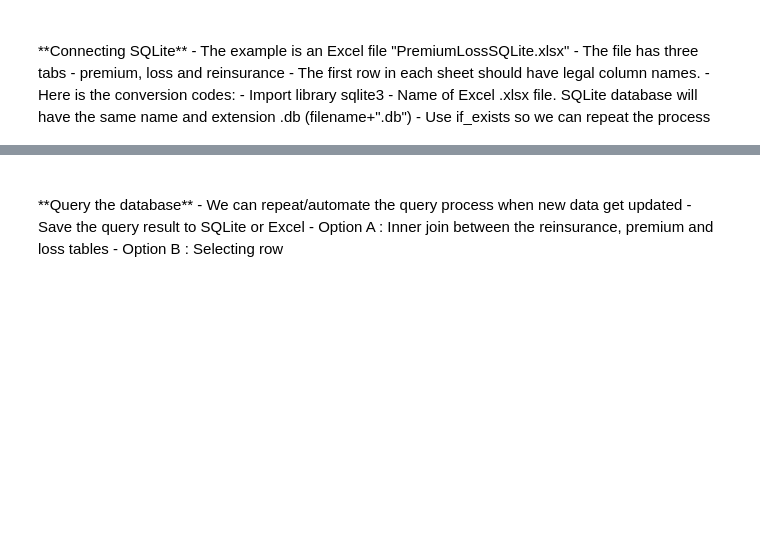
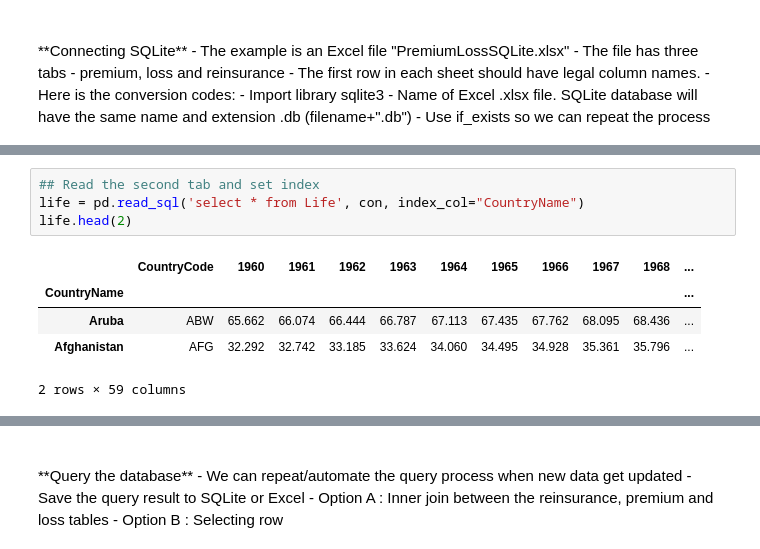
Before and after one commit to jasminjohnson/jasminjohnson.github.io, a Jupyter notebook: downloads/notebooks/SQLiteFinancialAnalysis.ipynb, the cells around one changed output, grey strips where cells are left out. Cells and saved outputs as stored; diff of their text form; blank space fills up the shorter version.

```diff
--- a/downloads/notebooks/SQLiteFinancialAnalysis.ipynb
+++ b/downloads/notebooks/SQLiteFinancialAnalysis.ipynb
@@ -40,0 +83,10 @@ After merging and reshaping the datasets, we can use SQLite to store, organize a
+# %%
+## Read the second tab and set index
+life = pd.read_sql('select * from Life', con, index_col="CountryName")
+life.head(2)
+# %% [output]
+|  | CountryCode | 1960 | 1961 | 1962 | 1963 | 1964 | 1965 | 1966 | 1967 | 1968 | ... |
+| CountryName |  |  |  |  |  |  |  |  |  |  | ... |
+| Aruba | ABW | 65.662 | 66.074 | 66.444 | 66.787 | 67.113 | 67.435 | 67.762 | 68.095 | 68.436 | ... |
+| Afghanistan | AFG | 32.292 | 32.742 | 33.185 | 33.624 | 34.060 | 34.495 | 34.928 | 35.361 | 35.796 | ... |
+2 rows × 59 columns
```
Also changed, not shown: parts of 24 cells of this notebook, 21 other files.
